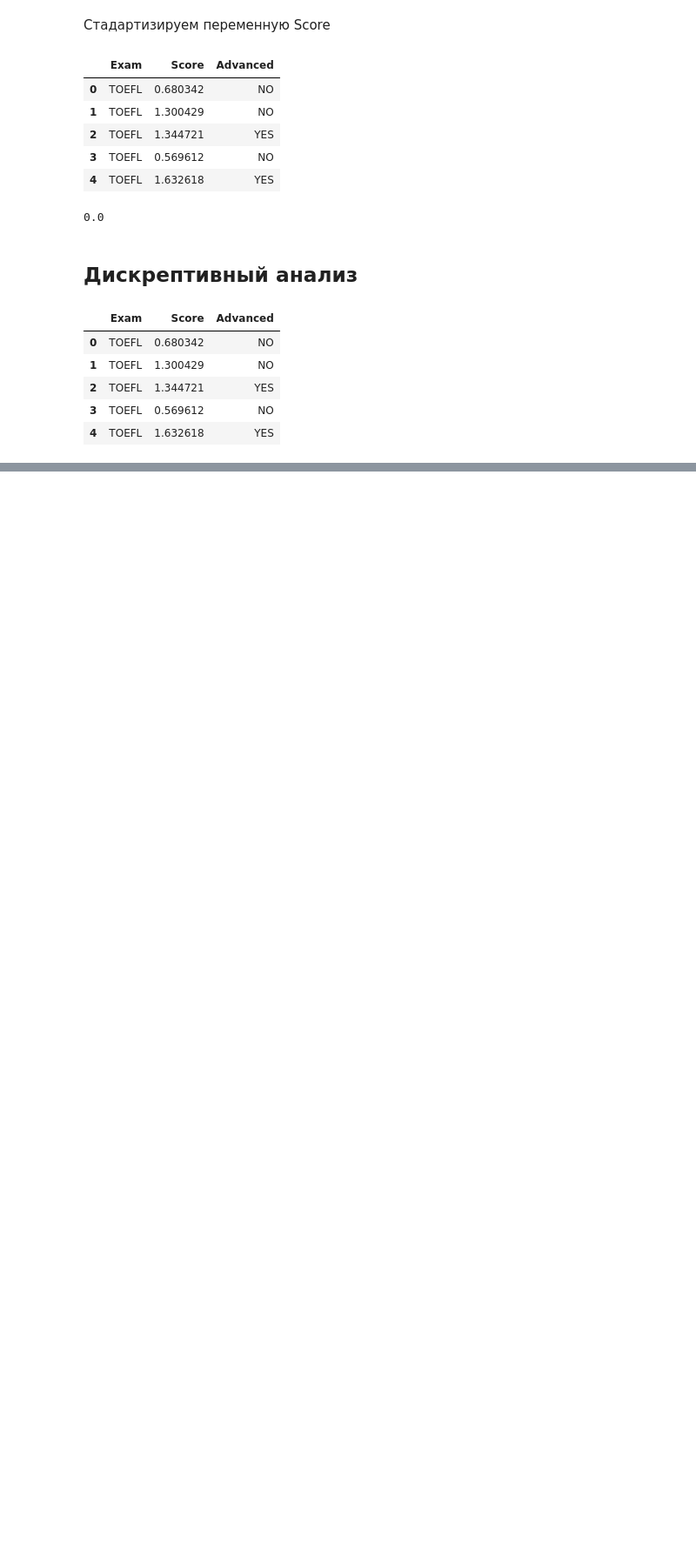
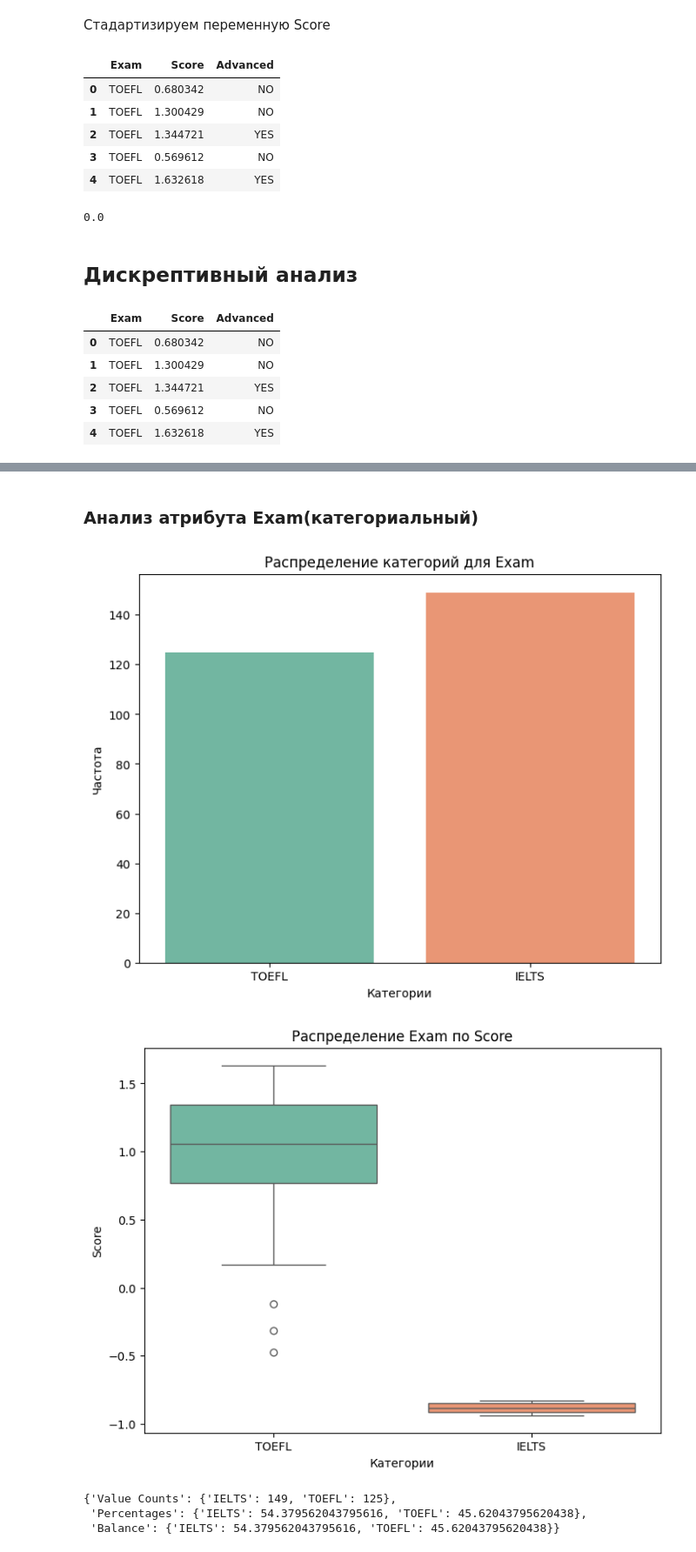
Before and after one commit to matteoxpo/DataScienceStudy, a Jupyter notebook: NSTU/DataAnalysisMethods/CGWork/CGW.ipynb, the cells around one changed output, grey strips where cells are left out. Shown at 87% size. Cells and saved outputs as stored; diff of their text form; code cells hidden in the pictures; blank space fills up the shorter version.

```diff
--- a/NSTU/DataAnalysisMethods/CGWork/CGW.ipynb
+++ b/NSTU/DataAnalysisMethods/CGWork/CGW.ipynb
@@ -204,0 +190,4 @@ AndersonResult(statistic=30.415716974200052, critical_values=array([0.568, 0.647
+# %%
+result['Score']['Normality'] = test_normality('Score')
+
+result['Score']['Normality']
@@ -204,0 +259,46 @@ AndersonResult(statistic=30.415716974200052, critical_values=array([0.568, 0.647
+# %% [markdown]
+### Анализ атрибута Exam(категориальный)
+# %%
+def analyze_categorical(attribute):
+    attribute_result = {}
+
+    # Подсчет частоты каждой категории
+    value_counts = eng[attribute].value_counts()
+    attribute_result['Value Counts'] = value_counts.to_dict()
+
+    # Подсчет процента каждой категории
+    value_percentages = eng[attribute].value_counts(normalize=True) * 100
+    attribute_result['Percentages'] = value_percentages.to_dict()
+
+    # Проверка сбалансированности категорий
+    category_counts = value_counts
+    total = len(eng[attribute])
+    balance = (category_counts / total) * 100
+    attribute_result['Balance'] = balance.to_dict()
+
+    # Построение столбчатой диаграммы распределения категорий
+    plt.figure(figsize=(8, 6))
+    sns.countplot(data=eng, x=attribute, palette="Set2")
+    plt.title(f'Распределение категорий для {attribute}')
+    plt.xlabel('Категории')
+    plt.ylabel('Частота')
+    plt.show()
+
+    # Построение распределения по признаку 'Score' для каждой категории
+    plt.figure(figsize=(8, 6))
+    sns.boxplot(data=eng, x=attribute, y='Score', palette="Set2")
+    plt.title(f'Распределение {attribute} по Score')
+    plt.xlabel('Категории')
+    plt.ylabel('Score')
+    plt.show()
+
+    return attribute_result
+# %%
+result['Exam'] = analyze_categorical('Exam')
+result['Exam']
+# %% [output]
+[figure, added]
+[figure, added]
+{'Value Counts': {'IELTS': 149, 'TOEFL': 125},
+ 'Percentages': {'IELTS': 54.379562043795616, 'TOEFL': 45.62043795620438},
+ 'Balance': {'IELTS': 54.379562043795616, 'TOEFL': 45.62043795620438}}
```
Also changed, not shown: parts of 59 cells of this notebook.
